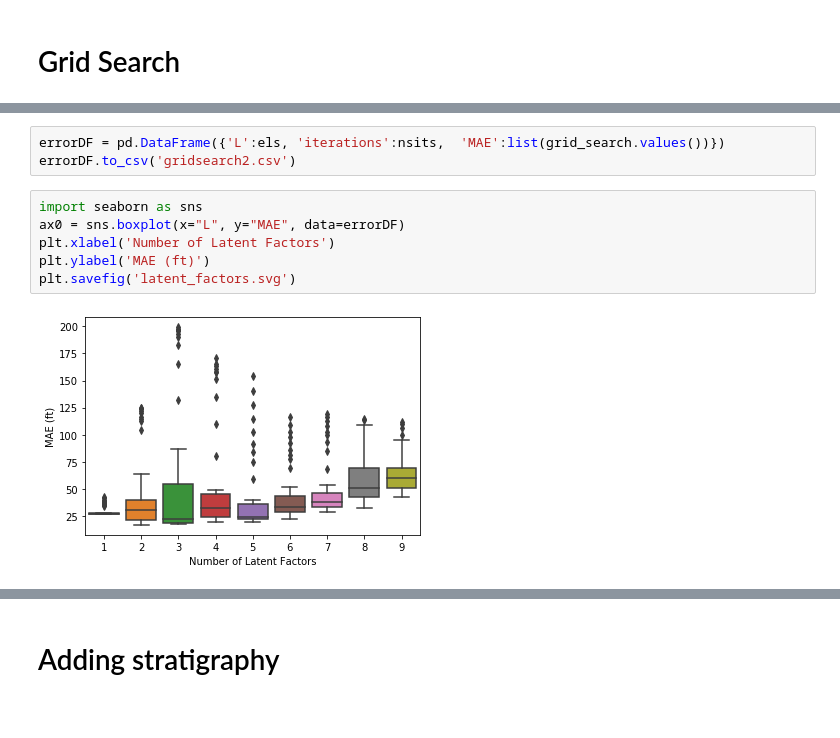
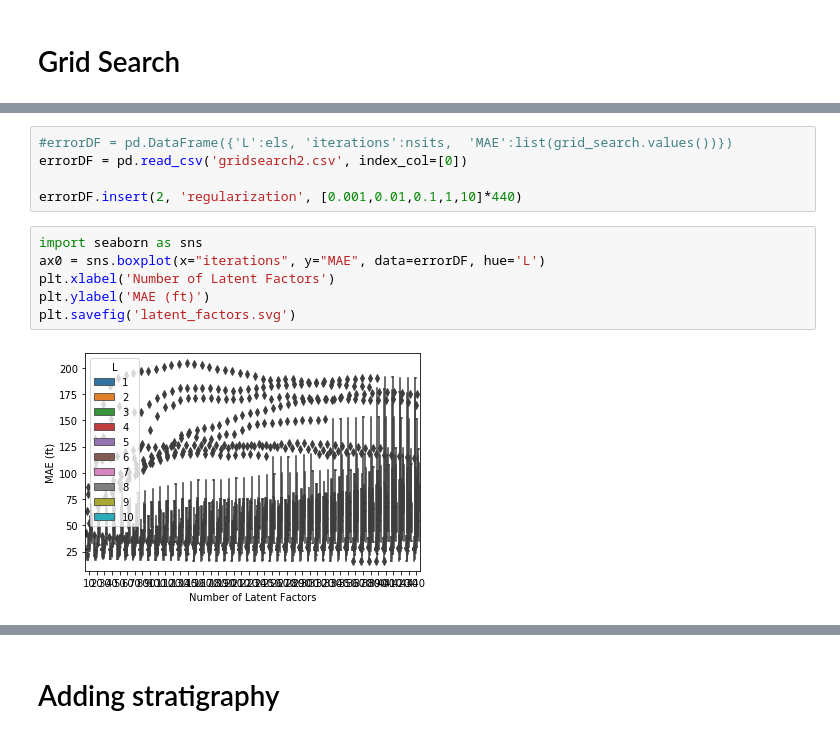
Before and after one commit to jessepisel/matrixfactorization, a Jupyter notebook: top depth recommender_new.ipynb, the cells around one changed output, grey strips where cells are left out. Cells and saved outputs as stored; diff of their text form.

```diff
--- a/top depth recommender_new.ipynb
+++ b/top depth recommender_new.ipynb
@@ -168,11 +302,13 @@ print(L, its, regs)
 # %%
-errorDF = pd.DataFrame({'L':els, 'iterations':nsits,  'MAE':list(grid_search.values())})
-errorDF.to_csv('gridsearch2.csv')
+#errorDF = pd.DataFrame({'L':els, 'iterations':nsits,  'MAE':list(grid_search.values())})
+errorDF = pd.read_csv('gridsearch2.csv', index_col=[0])
+
+errorDF.insert(2, 'regularization', [0.001,0.01,0.1,1,10]*440)
 # %%
 import seaborn as sns
-ax0 = sns.boxplot(x="L", y="MAE", data=errorDF)
+ax0 = sns.boxplot(x="iterations", y="MAE", data=errorDF, hue='L')
 plt.xlabel('Number of Latent Factors')
 plt.ylabel('MAE (ft)')
 plt.savefig('latent_factors.svg')
 # %% [output]
-[figure, old version]
+[figure, new version]
```
Also changed, not shown: parts of 44 cells of this notebook, 36 other files.
